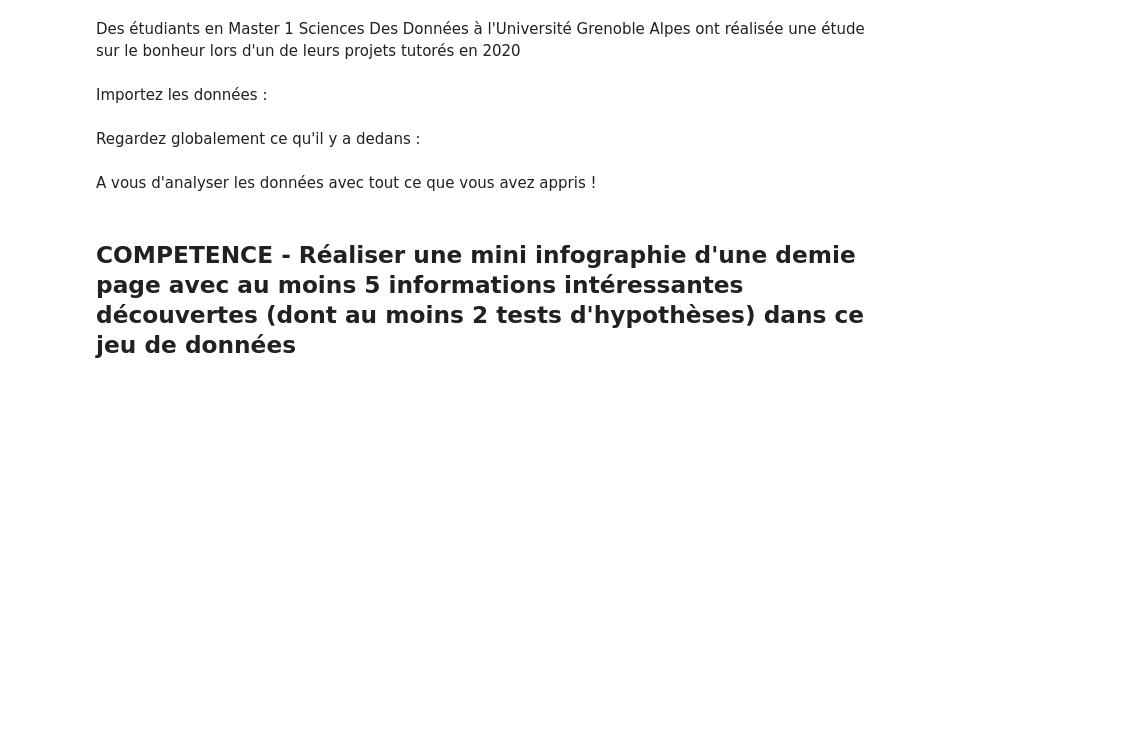
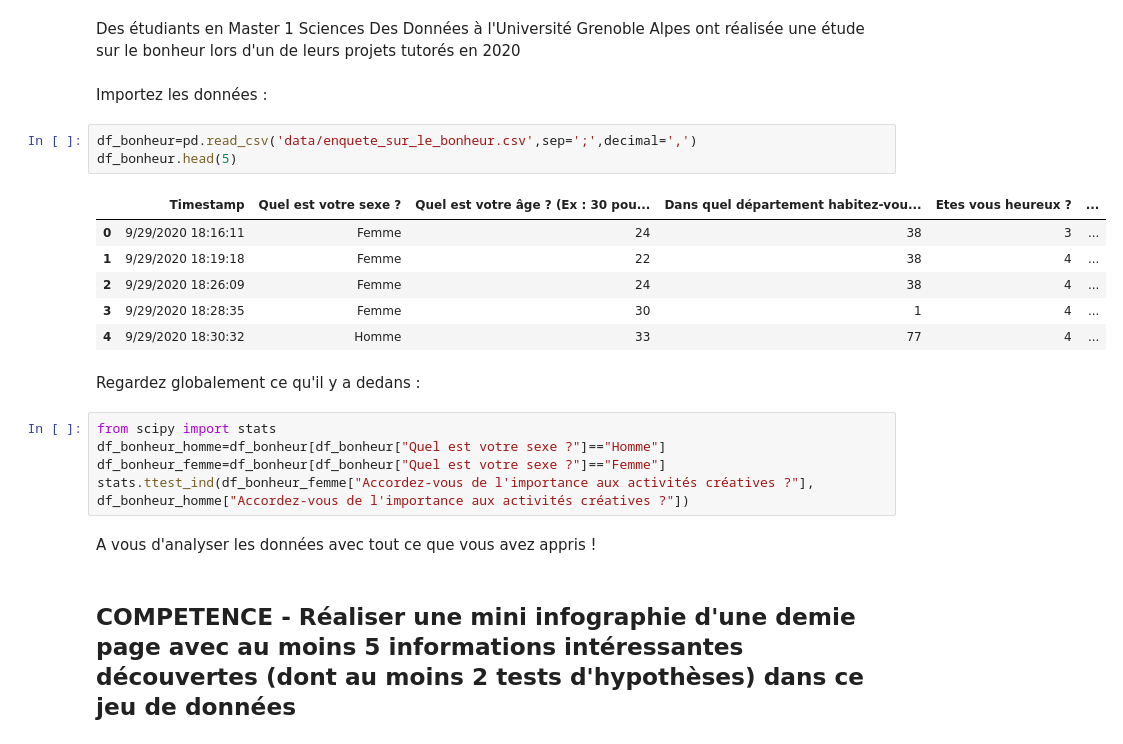
Before and after one commit to ELMOTTA89/Statistique, a Jupyter notebook: 3 - Tests d_hypothèse/Tests d_hypothèses.ipynb, the cells around one changed output. Saved outputs shown, nothing was run; the diff lists cells and outputs as text; blank space fills up the shorter version.

```diff
--- a/3 - Tests d_hypothèse/Tests d_hypothèses.ipynb
+++ b/3 - Tests d_hypothèse/Tests d_hypothèses.ipynb
@@ -838,8 +857,23 @@ Une autre manière d'aborder la question de la survie selon le genre est de réa
 Des étudiants en Master 1 Sciences Des Données à l'Université Grenoble Alpes ont réalisée une étude sur le bonheur lors d'un de leurs projets tutorés en 2020
 # %% [markdown]
 Importez les données :
+# %%
+df_bonheur=pd.read_csv('data/enquete_sur_le_bonheur.csv',sep=';',decimal=',')
+df_bonheur.head(5)
+# %% [output]
+|  | Timestamp | Quel est votre sexe ? | Quel est votre âge ? (Ex : 30 pou... | Dans quel département habitez-vou... | Etes vous heureux ? | ... |
+| 0 | 9/29/2020 18:16:11 | Femme | 24 | 38 | 3 | ... |
+| 1 | 9/29/2020 18:19:18 | Femme | 22 | 38 | 4 | ... |
+| 2 | 9/29/2020 18:26:09 | Femme | 24 | 38 | 4 | ... |
+| 3 | 9/29/2020 18:28:35 | Femme | 30 | 1 | 4 | ... |
+| 4 | 9/29/2020 18:30:32 | Homme | 33 | 77 | 4 | ... |
 # %% [markdown]
 Regardez globalement ce qu'il y a dedans :
+# %%
+from scipy import stats
+df_bonheur_homme=df_bonheur[df_bonheur["Quel est votre sexe ?"]=="Homme"]
+df_bonheur_femme=df_bonheur[df_bonheur["Quel est votre sexe ?"]=="Femme"]
+stats.ttest_ind(df_bonheur_femme["Accordez-vous de l'importance aux activités créatives ?"], df_bonheur_homme["Accordez-vous de l'importance aux activités créatives ?"])
 # %% [markdown]
 A vous d'analyser les données avec tout ce que vous avez appris !
 # %% [markdown]
```
Also changed, not shown: parts of 9 cells of this notebook, 1 other file.
